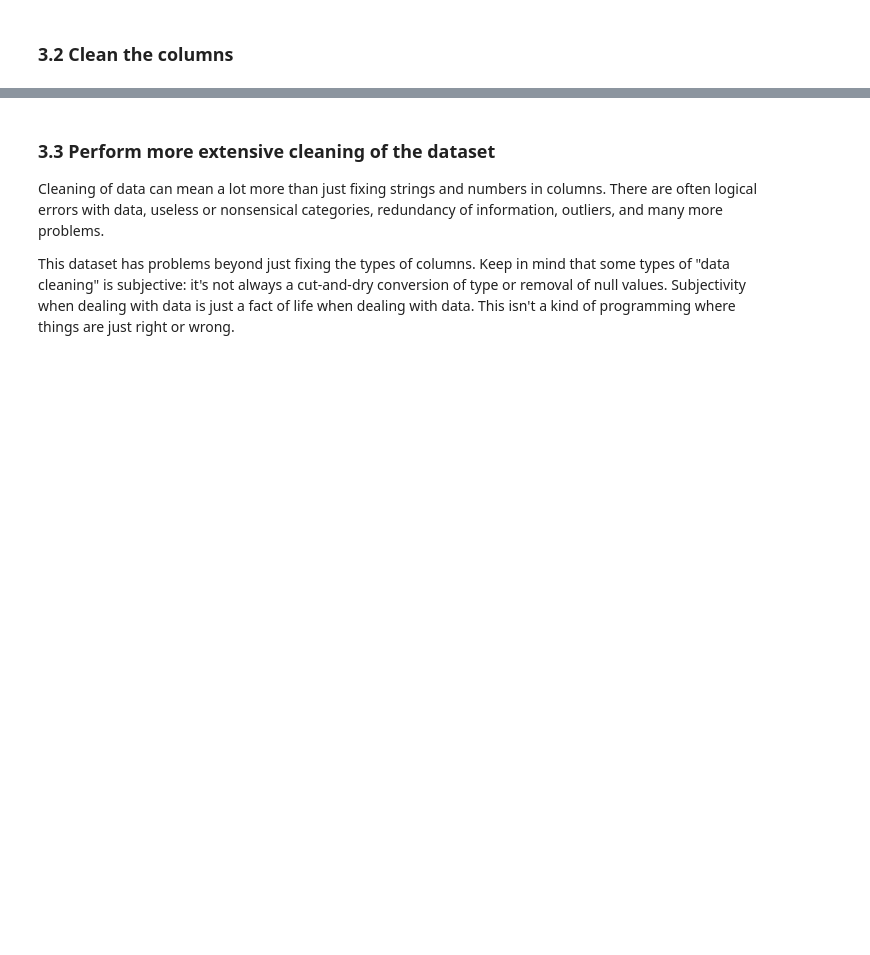
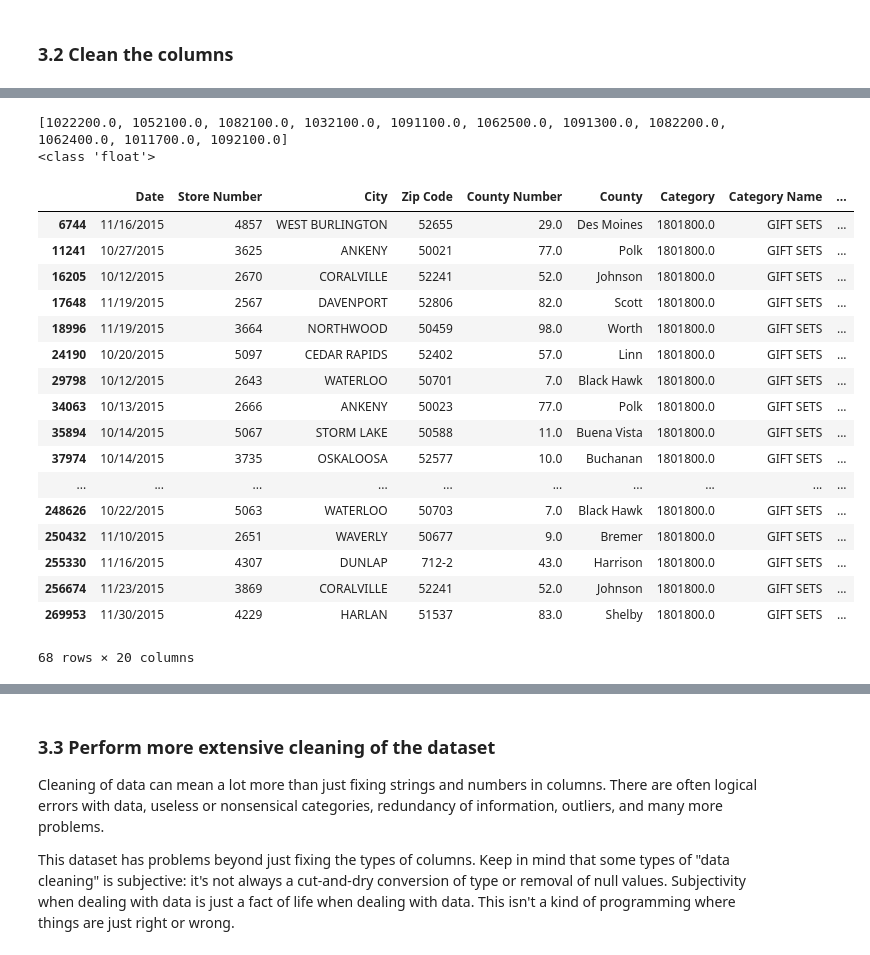
Before and after one commit to chablis8/Python-Pandas, a Jupyter notebook: exams/final/final_project/MT_take_home.ipynb, the cells around one changed output, grey strips where cells are left out. Drawn from its saved outputs; the diff is of its cells as text; code cells hidden in the pictures; blank space fills up the shorter version.

```diff
--- a/exams/final/final_project/MT_take_home.ipynb
+++ b/exams/final/final_project/MT_take_home.ipynb
@@ -46,7 +46,7 @@ plt.style.use('fivethirtyeight')
 
 ---
 # %%
-iowa_path = '../../../database/iowa_liquor/Iowa_Liquor_sales_sample_10pct.csv'
+iowa_path = '/Users/Joseph/Desktop/ECON611-oonly2645/iowa_liquor/Iowa_Liquor_sales_sample_10pct.csv'
 
 iowa = pd.read_csv(iowa_path)
 # %%
@@ -119,0 +188,41 @@ iowa1[symb_corrupted]
+# %%
+print(cat_missing_name_list)
+print(type(cat_missing_name_list[0]))
+# %% [output]
+[1022200.0, 1052100.0, 1082100.0, 1032100.0, 1091100.0, 1062500.0, 1091300.0, 1082200.0, 1062400.0, 1011700.0, 1092100.0]
+<class 'float'>
+# %%
+iowa1['Category Name'] = np.where(iowa1['Category'] == 1022200.0, 'MEXICAN TEQUILA',iowa1['Category Name'])
+iowa1['Category Name'] = np.where(iowa1['Category'] == 1052100.0, 'HENNESSY WHISKIES',iowa1['Category Name'])
+iowa1['Category Name'] = np.where(iowa1['Category'] == 1082100.0, 'FLAVORED VODKA',iowa1['Category Name'])
+iowa1['Category Name'] = np.where(iowa1['Category'] == 1032100.0, 'RUSSIAN VODKA',iowa1['Category Name'])
+iowa1['Category Name'] = np.where(iowa1['Category'] == 1091100.0, 'MOONSHINE',iowa1['Category Name'])
+iowa1['Category Name'] = np.where(iowa1['Category'] == 1062500.0 , 'FRUITY RUM',iowa1['Category Name'])
+iowa1['Category Name'] = np.where(iowa1['Category'] == 1091300.0, 'FLAVORED MOONSHINE',iowa1['Category Name'])
+iowa1['Category Name'] = np.where(iowa1['Category'] == 1082200.0, 'FLAVORED WHISKIES',iowa1['Category Name'])
+iowa1['Category Name'] = np.where(iowa1['Category'] == 1062400.0, 'SPICED RUM',iowa1['Category Name'])
+iowa1['Category Name'] = np.where(iowa1['Category'] == 1011700.0, 'AMERICAN MOONSHINE',iowa1['Category Name'])
+iowa1['Category Name'] = np.where(iowa1['Category'] == 1092100.0, 'FLAVORED LIQUEUR',iowa1['Category Name'])
+iowa1['Category Name'] = np.where(iowa1['Category'].isnull(), 'GIFT SETS', iowa1['Category Name'])
+iowa1['Category'] = np.where(iowa1['Category Name'] == 'GIFT SETS', 1801800.0 , iowa1['Category'])
+# %%
+iowa1.loc[iowa1['Category Name'] == 'GIFT SETS']
+# %% [output]
+|  | Date | Store Number | City | Zip Code | County Number | County | Category | Category Name | ... |
+| 6744 | 11/16/2015 | 4857 | WEST BURLINGTON | 52655 | 29.0 | Des Moines | 1801800.0 | GIFT SETS | ... |
+| 11241 | 10/27/2015 | 3625 | ANKENY | 50021 | 77.0 | Polk | 1801800.0 | GIFT SETS | ... |
+| 16205 | 10/12/2015 | 2670 | CORALVILLE | 52241 | 52.0 | Johnson | 1801800.0 | GIFT SETS | ... |
+| 17648 | 11/19/2015 | 2567 | DAVENPORT | 52806 | 82.0 | Scott | 1801800.0 | GIFT SETS | ... |
+| 18996 | 11/19/2015 | 3664 | NORTHWOOD | 50459 | 98.0 | Worth | 1801800.0 | GIFT SETS | ... |
+| 24190 | 10/20/2015 | 5097 | CEDAR RAPIDS | 52402 | 57.0 | Linn | 1801800.0 | GIFT SETS | ... |
+| 29798 | 10/12/2015 | 2643 | WATERLOO | 50701 | 7.0 | Black Hawk | 1801800.0 | GIFT SETS | ... |
+| 34063 | 10/13/2015 | 2666 | ANKENY | 50023 | 77.0 | Polk | 1801800.0 | GIFT SETS | ... |
+| 35894 | 10/14/2015 | 5067 | STORM LAKE | 50588 | 11.0 | Buena Vista | 1801800.0 | GIFT SETS | ... |
+| 37974 | 10/14/2015 | 3735 | OSKALOOSA | 52577 | 10.0 | Buchanan | 1801800.0 | GIFT SETS | ... |
+| ... | ... | ... | ... | ... | ... | ... | ... | ... | ... |
+| 248626 | 10/22/2015 | 5063 | WATERLOO | 50703 | 7.0 | Black Hawk | 1801800.0 | GIFT SETS | ... |
+| 250432 | 11/10/2015 | 2651 | WAVERLY | 50677 | 9.0 | Bremer | 1801800.0 | GIFT SETS | ... |
+| 255330 | 11/16/2015 | 4307 | DUNLAP | 712-2 | 43.0 | Harrison | 1801800.0 | GIFT SETS | ... |
+| 256674 | 11/23/2015 | 3869 | CORALVILLE | 52241 | 52.0 | Johnson | 1801800.0 | GIFT SETS | ... |
+| 269953 | 11/30/2015 | 4229 | HARLAN | 51537 | 83.0 | Shelby | 1801800.0 | GIFT SETS | ... |
+68 rows × 20 columns
```
Also changed, not shown: parts of 58 cells of this notebook, 2 other files.
